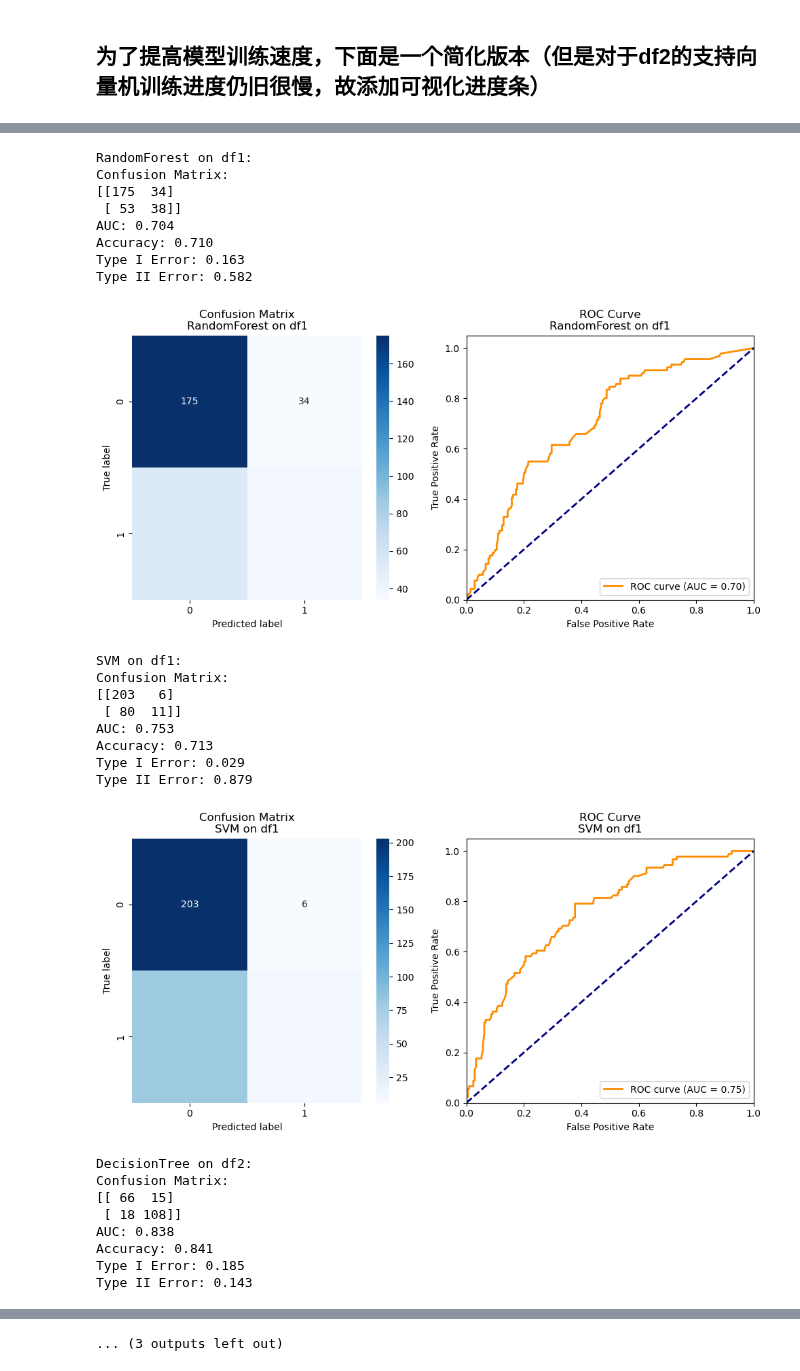
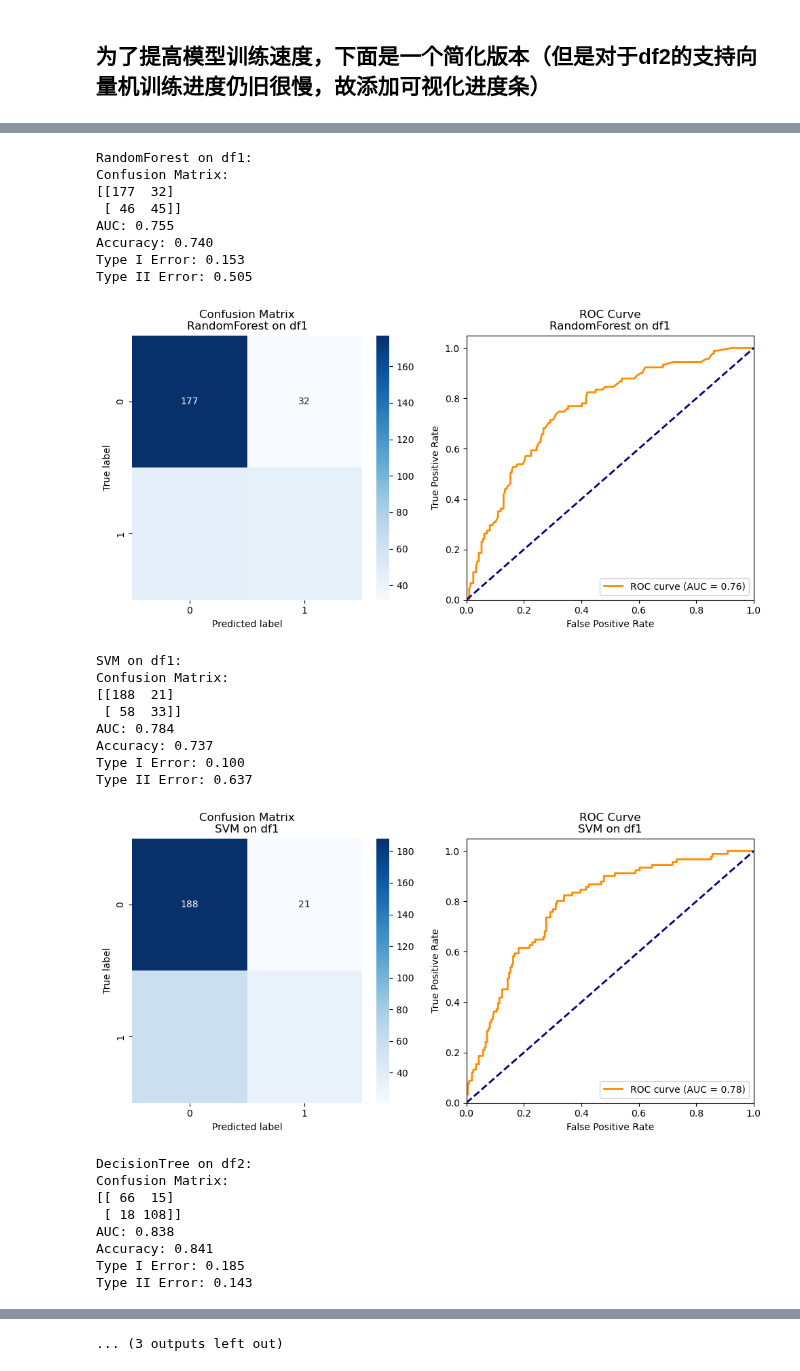
Before and after one commit to Binwen6/CCC, a Jupyter notebook: Code/Q3_baseline.ipynb, the cells around one changed output, grey strips where cells are left out. Saved outputs shown, nothing was run; the diff lists cells and outputs as text; code cells hidden in the pictures.

```diff
--- a/Code/Q3_baseline.ipynb
+++ b/Code/Q3_baseline.ipynb
@@ -55,7 +55,7 @@ df2 = pd.read_csv("../Data/data2.csv")
 
 # Prepare data
 # 只选用如下列的数据作为x: X1,X3,X5,X6,X12,X16,X17,X20,X21
-X1 = df1.loc[:, ['X1', 'X3', 'X5', 'X6', 'X12', 'X16', 'X17', 'X20', 'X21']]
+X1 = df1.loc[:, ['X1', 'X2', 'X3', 'X4', 'X5', 'X6', 'X9', 'X10', 'X21']]
 
 
 
@@ -190,21 +190,21 @@ Type II Error: 0.703
 RandomForest on df1:
 Confusion Matrix:
-[[175  34]
- [ 53  38]]
-AUC: 0.704
-Accuracy: 0.710
-Type I Error: 0.163
-Type II Error: 0.582
+[[177  32]
+ [ 46  45]]
+AUC: 0.755
+Accuracy: 0.740
+Type I Error: 0.153
+Type II Error: 0.505
-[figure, old version]
+[figure, new version]
 SVM on df1:
 Confusion Matrix:
-[[203   6]
- [ 80  11]]
-AUC: 0.753
-Accuracy: 0.713
-Type I Error: 0.029
-Type II Error: 0.879
+[[188  21]
+ [ 58  33]]
+AUC: 0.784
+Accuracy: 0.737
+Type I Error: 0.100
+Type II Error: 0.637
-[figure, old version]
+[figure, new version]
 DecisionTree on df2:
 Confusion Matrix:
 [[ 66  15]
```
Also changed, not shown: parts of 1 cell of this notebook, 6 other files.
